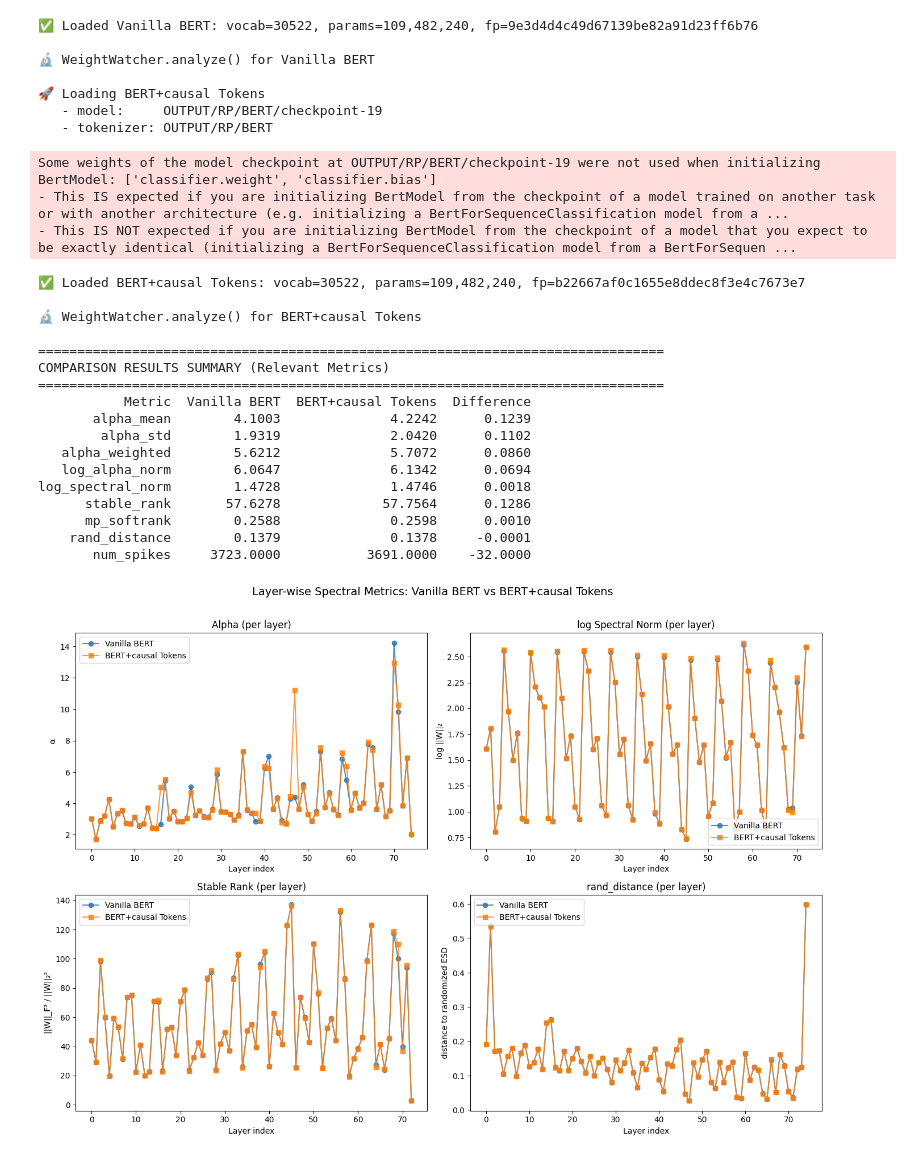
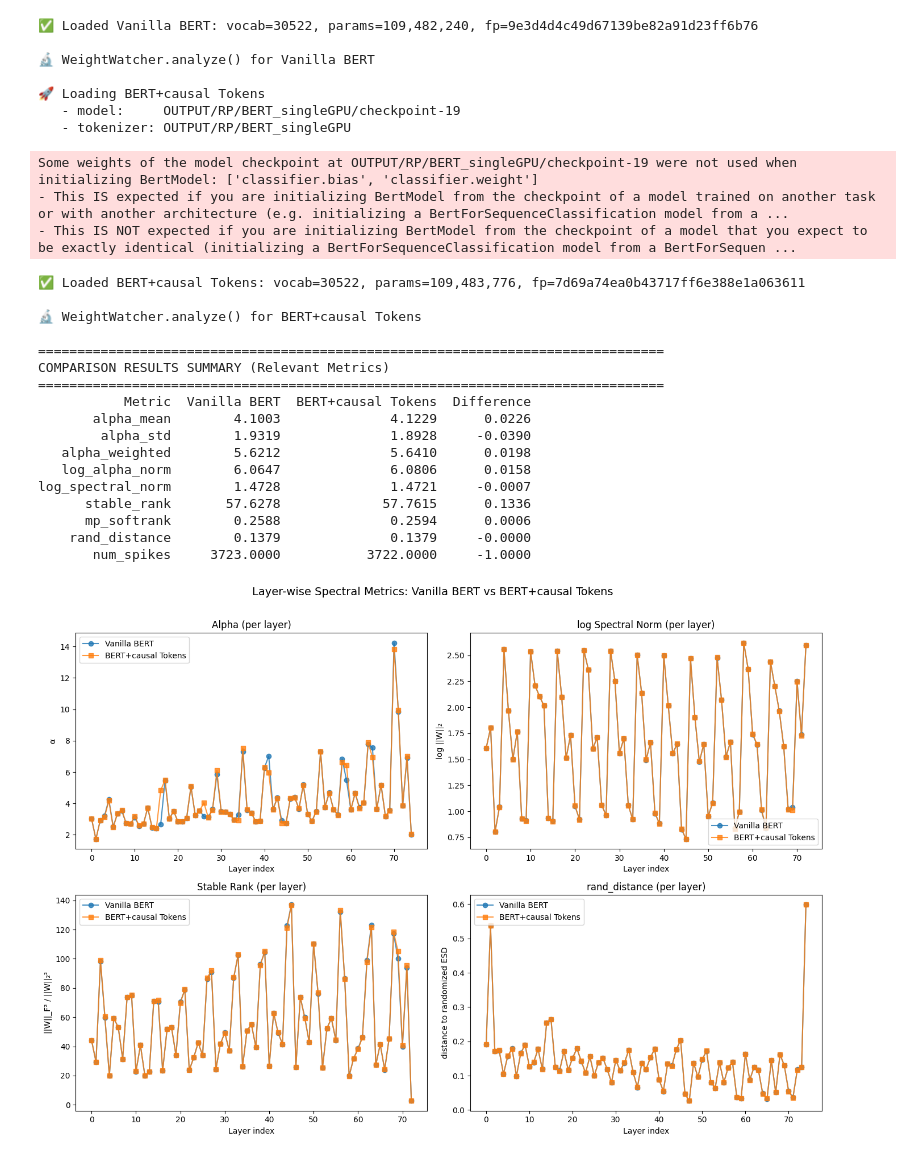
Before and after one commit to sunayana-981/paradox-learning2reason, a Jupyter notebook: paradox-learning2reason-main_Amartya/weight-watcher.ipynb, the cells around one changed output. Drawn from its saved outputs; the diff is of its cells as text; code cells hidden in the pictures.

```diff
--- a/paradox-learning2reason-main_Amartya/weight-watcher.ipynb
+++ b/paradox-learning2reason-main_Amartya/weight-watcher.ipynb
@@ -406,8 +406,8 @@ if __name__ == "__main__":
     # Example local paths (change to yours)
     model1_path = "OUTPUT/RP/BERT_vanilla_batch16/checkpoint-19"
     tokenizer1_path = "OUTPUT/RP/BERT_vanilla_batch16"  # NOTE: parent of checkpoint
-    model2_path = "OUTPUT/RP/BERT/checkpoint-19"
-    tokenizer2_path = "OUTPUT/RP/BERT"                  # NOTE: parent of checkpoint
+    model2_path = "OUTPUT/RP/BERT_singleGPU/checkpoint-19"
+    tokenizer2_path = "OUTPUT/RP/BERT_singleGPU"                  # NOTE: parent of checkpoint
 
     if not (os.path.isdir(model1_path) and os.path.isdir(model2_path)):
         print("\n---")
@@ -438,33 +438,33 @@ Some weights of the model checkpoint at OUTPUT/RP/BERT_vanilla_batch16/checkpoin
 - This IS expected if you are initializing BertModel from the checkpoint of a model trained on another task or with another architecture (e.g. initializing a BertForSequenceClassification model from a ...
 - This IS NOT expected if you are initializing BertModel from the checkpoint of a model that you expect to be exactly identical (initializing a BertForSequenceClassification model from a BertForSequen ...
 ✅ Loaded Vanilla BERT: vocab=30522, params=109,482,240, fp=9e3d4d4c49d67139be82a91d23ff6b76
 
 🔬 WeightWatcher.analyze() for Vanilla BERT
 
 🚀 Loading BERT+causal Tokens
-   - model:     OUTPUT/RP/BERT/checkpoint-19
-   - tokenizer: OUTPUT/RP/BERT
+   - model:     OUTPUT/RP/BERT_singleGPU/checkpoint-19
+   - tokenizer: OUTPUT/RP/BERT_singleGPU
-Some weights of the model checkpoint at OUTPUT/RP/BERT/checkpoint-19 were not used when initializing BertModel: ['classifier.weight', 'classifier.bias']
+Some weights of the model checkpoint at OUTPUT/RP/BERT_singleGPU/checkpoint-19 were not used when initializing BertModel: ['classifier.bias', 'classifier.weight']
 - This IS expected if you are initializing BertModel from the checkpoint of a model trained on another task or with another architecture (e.g. initializing a BertForSequenceClassification model from a ...
 - This IS NOT expected if you are initializing BertModel from the checkpoint of a model that you expect to be exactly identical (initializing a BertForSequenceClassification model from a BertForSequen ...
-✅ Loaded BERT+causal Tokens: vocab=30522, params=109,482,240, fp=b22667af0c1655e8ddec8f3e4c7673e7
+✅ Loaded BERT+causal Tokens: vocab=30522, params=109,483,776, fp=7d69a74ea0b43717ff6e388e1a063611
 
 🔬 WeightWatcher.analyze() for BERT+causal Tokens
 
 ================================================================================
 COMPARISON RESULTS SUMMARY (Relevant Metrics)
 ================================================================================
            Metric  Vanilla BERT  BERT+causal Tokens  Difference
-       alpha_mean        4.1003              4.2242      0.1239
-        alpha_std        1.9319              2.0420      0.1102
-   alpha_weighted        5.6212              5.7072      0.0860
-   log_alpha_norm        6.0647              6.1342      0.0694
-log_spectral_norm        1.4728              1.4746      0.0018
-      stable_rank       57.6278             57.7564      0.1286
-      mp_softrank        0.2588              0.2598      0.0010
-    rand_distance        0.1379              0.1378     -0.0001
-       num_spikes     3723.0000           3691.0000    -32.0000
+       alpha_mean        4.1003              4.1229      0.0226
+        alpha_std        1.9319              1.8928     -0.0390
+   alpha_weighted        5.6212              5.6410      0.0198
+   log_alpha_norm        6.0647              6.0806      0.0158
+log_spectral_norm        1.4728              1.4721     -0.0007
+      stable_rank       57.6278             57.7615      0.1336
+      mp_softrank        0.2588              0.2594      0.0006
+    rand_distance        0.1379              0.1379     -0.0000
+       num_spikes     3723.0000           3722.0000     -1.0000
-[figure, old version]
+[figure, new version]
 # %%
 def create_layer_subset_analyzer(base_analyzer_class):
     """Factory function to create a modified analyzer that uses only specific layers"""
```
Also changed, not shown: parts of 2 cells of this notebook.
